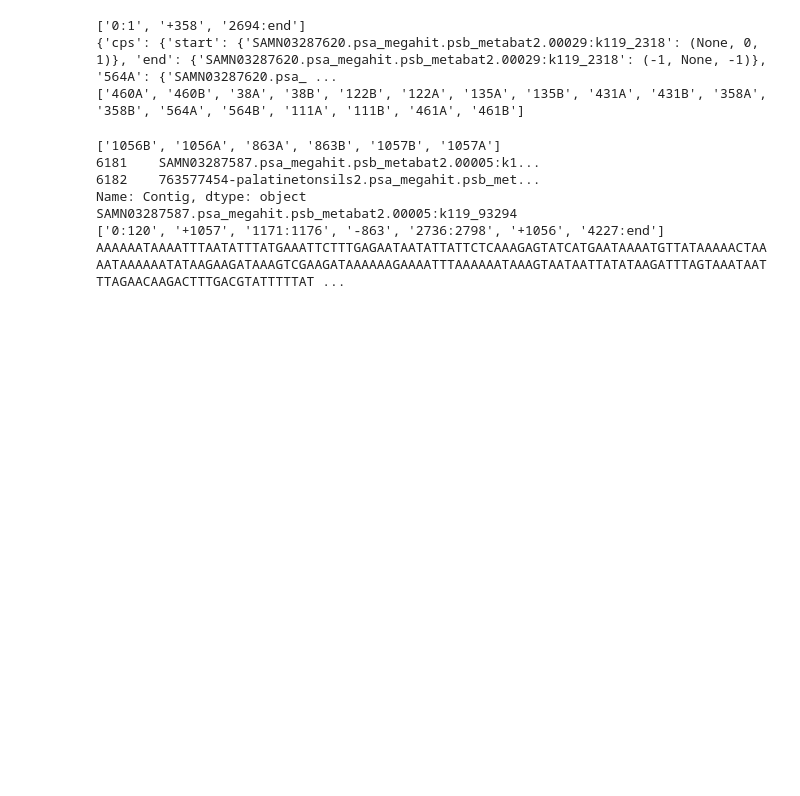
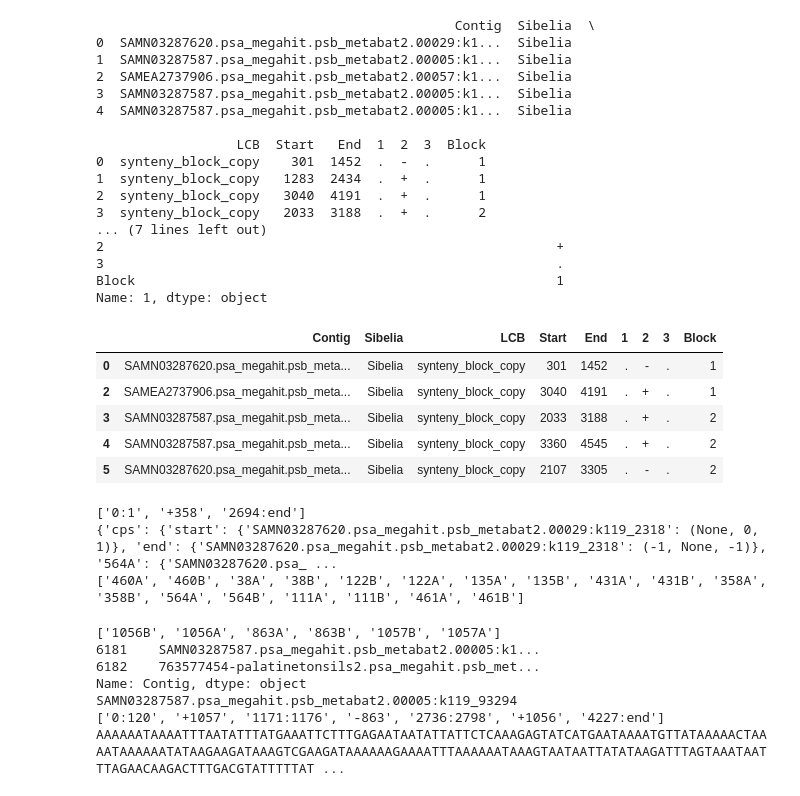
Before and after one commit to mooncat666/mergeLCB, a Jupyter notebook: merge_LCB.ipynb, the cells around one changed output. Saved outputs shown, nothing was run; the diff lists cells and outputs as text; code cells hidden in the pictures; blank space fills up the shorter version.

```diff
--- a/merge_LCB.ipynb
+++ b/merge_LCB.ipynb
@@ -319,0 +434,39 @@ end
+# %%
+'''eg=nx.Graph()
+eg.add_nodes_from(['a','b'],cps=dict())
+eg.nodes['a']['cps']['hey']=1
+eg.add_edge('a','b')
+print(eg.nodes.data())
+print(eg.edges())
+eg.add_nodes_from(['a','b'],cps=dict())
+print(eg.nodes.data())
+print(eg.edges())
+'a' in eg.nodes()'''
+print(df_gff.head())
+print(df_gff.iloc[1])
+a=df_gff.drop([1])
+a.head()
+# %% [output]
+                                              Contig  Sibelia  \
+0  SAMN03287620.psa_megahit.psb_metabat2.00029:k1...  Sibelia
+1  SAMN03287587.psa_megahit.psb_metabat2.00005:k1...  Sibelia
+2  SAMEA2737906.psa_megahit.psb_metabat2.00057:k1...  Sibelia
+3  SAMN03287587.psa_megahit.psb_metabat2.00005:k1...  Sibelia
+4  SAMN03287587.psa_megahit.psb_metabat2.00005:k1...  Sibelia
+
+                  LCB  Start   End  1  2  3  Block
+0  synteny_block_copy    301  1452  .  -  .      1
+1  synteny_block_copy   1283  2434  .  +  .      1
+2  synteny_block_copy   3040  4191  .  +  .      1
+3  synteny_block_copy   2033  3188  .  +  .      2
+... (7 lines left out)
+2                                                          +
+3                                                          .
+Block                                                      1
+Name: 1, dtype: object
+|  | Contig | Sibelia | LCB | Start | End | 1 | 2 | 3 | Block |
+| 0 | SAMN03287620.psa_megahit.psb_meta... | Sibelia | synteny_block_copy | 301 | 1452 | . | - | . | 1 |
+| 2 | SAMEA2737906.psa_megahit.psb_meta... | Sibelia | synteny_block_copy | 3040 | 4191 | . | + | . | 1 |
+| 3 | SAMN03287587.psa_megahit.psb_meta... | Sibelia | synteny_block_copy | 2033 | 3188 | . | + | . | 2 |
+| 4 | SAMN03287587.psa_megahit.psb_meta... | Sibelia | synteny_block_copy | 3360 | 4545 | . | + | . | 2 |
+| 5 | SAMN03287620.psa_megahit.psb_meta... | Sibelia | synteny_block_copy | 2107 | 3305 | . | - | . | 2 |
```
Also changed, not shown: parts of 15 cells of this notebook.
